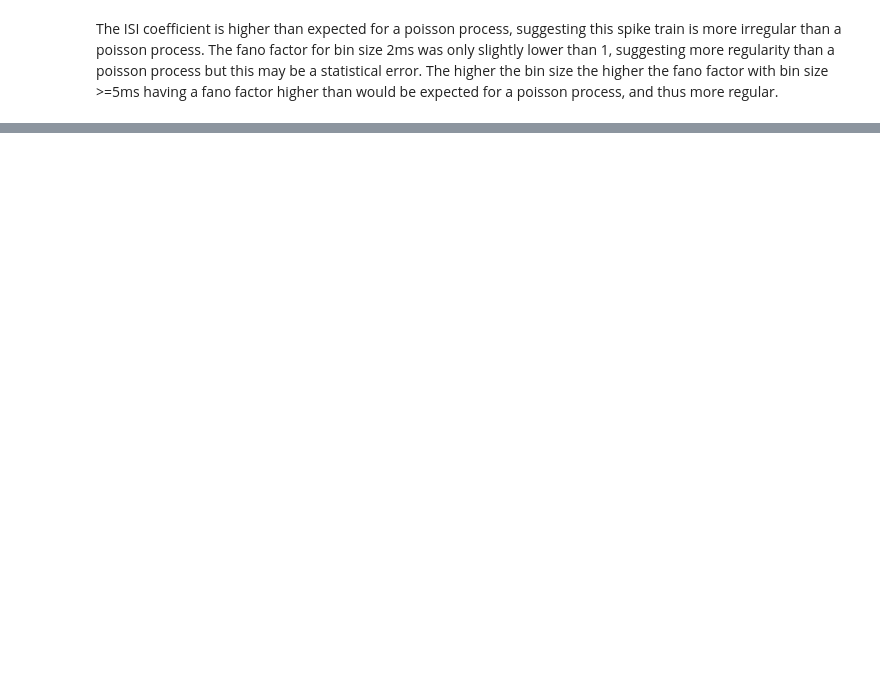
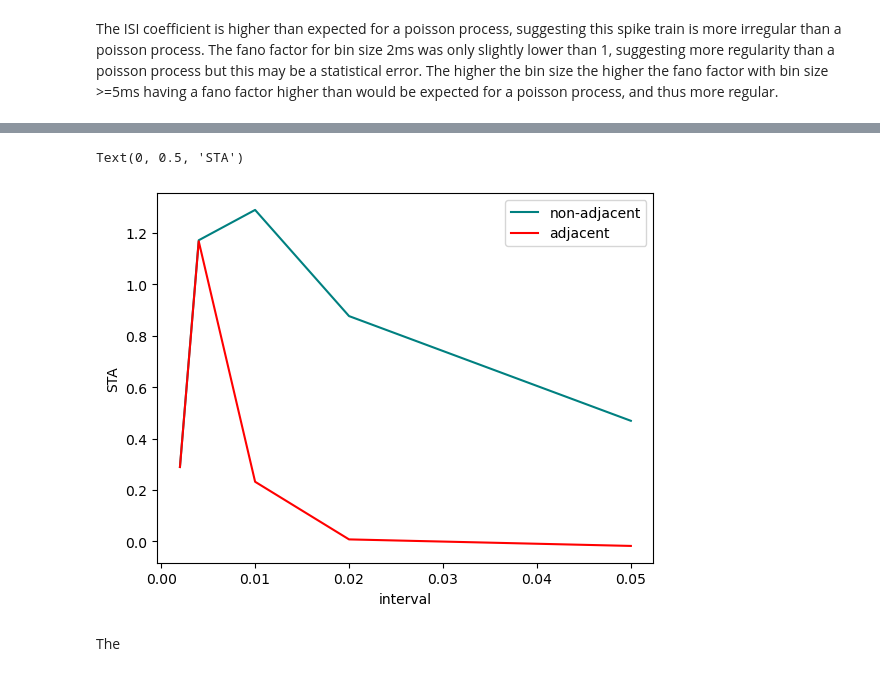
Before and after one commit to Kateh1871/Neuro-Sci, a Jupyter notebook: Full Coursework.ipynb, the cells around one changed output, grey strips where cells are left out. Drawn from its saved outputs; the diff is of its cells as text; code cells hidden in the pictures; blank space fills up the shorter version.

```diff
--- a/Full Coursework.ipynb
+++ b/Full Coursework.ipynb
@@ -186,0 +228,47 @@ The ISI coefficient is higher than expected for a poisson process, suggesting th
+# %%
+intervals = [0.002, 0.004, 0.01, 0.02, 0.05]
+indexes = [1, 2, 5, 10, 25]     # indexing difference for the intervals, 0.002ms is 1 sample behind sample 0
+
+tau = 0.1
+
+# case where spikes are not necessarily adjacent
+
+spikePairsN = []     # the first spike from a spike pair time for STA calculation
+
+for interval, index in zip(intervals, indexes):
+    spikePairsTemp = []
+    for spike in range(0, len(spikeTimes)-index):
+        # checks if any spikes are an interval apart
+        if spikeTimes[spike]+interval in spikeTimes[spike:]:
+            spikePairsTemp.append(spikeTimes[spike])
+    spikePairsN.append(spikePairsTemp)
+# %%
+# case where the spikes are adjacent
+
+spikePairsA = []
+
+for interval, index in zip(intervals, indexes):
+    spikePairsTemp = []
+    for spike in range(0, len(spikeTimes)-index):
+        # checks if only the next spike is an interval apart
+        if spikeTimes[spike]+interval == spikeTimes[spike+1]:
+            spikePairsTemp.append(spikeTimes[spike])
+    spikePairsA.append(spikePairsTemp)
+# %%
+
+sN, sA = [], []
+for (spikesN, spikesA) in zip(spikePairsN, spikePairsA):
+    sN.append(sta(spikesN, stim, tau, deltaT))
+    sA.append(sta(spikesA, stim, tau, deltaT))
+
+fig, ax = plt.subplots()
+ax.plot(intervals, sN, color='teal', label='non-adjacent')
+ax.plot(intervals, sA, color='red', label='adjacent')
+ax.legend()
+ax.set_xlabel('interval')
+ax.set_ylabel('STA')
+# %% [output]
+Text(0, 0.5, 'STA')
+[figure, added]
+# %% [markdown]
+The
```
Also changed, not shown: parts of 7 cells of this notebook.
